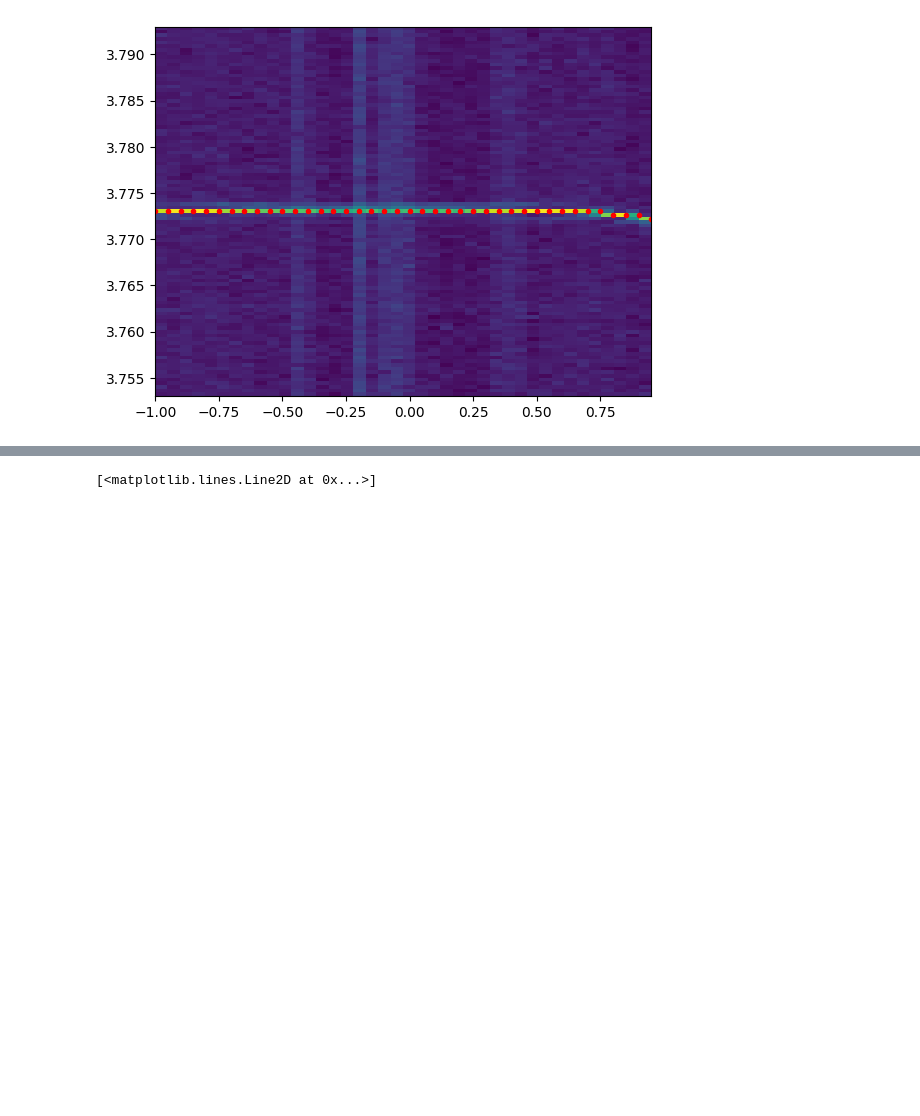
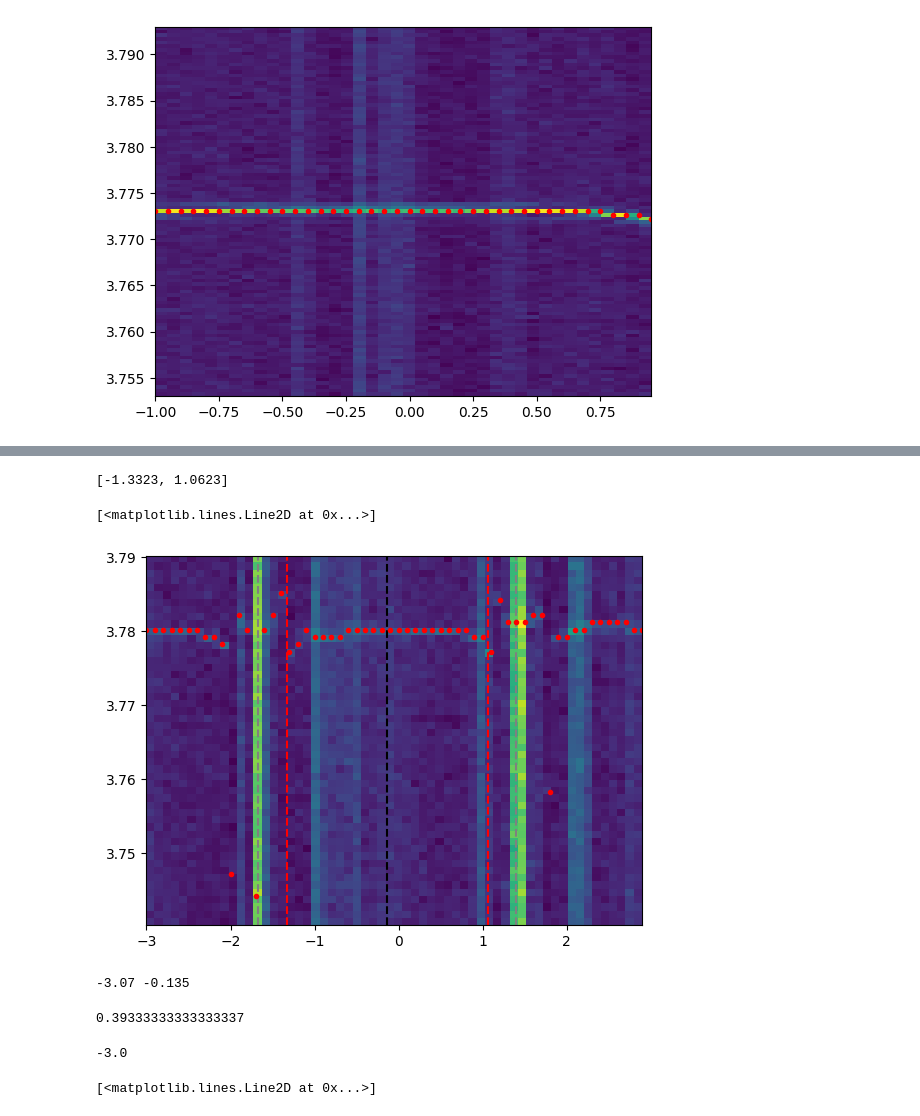
Before and after one commit to tergite/tergite-autocalibration, a Jupyter notebook: plot_cz.ipynb, the cells around one changed output, grey strips where cells are left out. Saved outputs shown, nothing was run; the diff lists cells and outputs as text; code cells hidden in the pictures; blank space fills up the shorter version.

```diff
--- a/plot_cz.ipynb
+++ b/plot_cz.ipynb
@@ -48,3 +52,43 @@ plt.plot(dc2, peak_freqs2,'.', color='red')
+# %%
+# dp = r'data_directory/20231213/20231213-111621-438-e0ddf9-coupler_spectroscopy/dataset.hdf5'
+dp = r'data_directory/20240124/20240124-162444-058-e48e0e-coupler_spectroscopy/dataset.hdf5'
+ds = load_dataset(dp)
+qubit = 'q21'
+freq = ds[f'spec_frequencies{qubit}'].values/1e9
+dc2 = ds[f'dc_currents'].values*1e3
+magnitudes = np.array([[np.linalg.norm(u) for u in v] for v in ds[f'y{qubit}']])
+plt.imshow(magnitudes.T, aspect='auto', extent=[dc2[0], dc2[-1], freq[0], freq[-1]], origin='lower')
+peaks = np.argmax(magnitudes, axis=1)
+left,right = -1.67,1.4
+full = left-right
+zero = (left+right)/2
+bias = [0.39*full+zero,-0.39*full+zero]
+print(bias)
+plt.vlines(left, freq[0], freq[-1], color='grey',linestyles='dashed')
+plt.vlines(right, freq[0], freq[-1], color='grey',linestyles='dashed')
+plt.vlines(zero, freq[0], freq[-1], color='black',linestyles='dashed')
+plt.vlines(bias[0], freq[0], freq[-1], color='red',linestyles='dashed')
+plt.vlines(bias[1], freq[0], freq[-1], color='red',linestyles='dashed')
+peak_freqs2 = freq[peaks]
+plt.plot(dc2, peak_freqs2,'.', color='red')
+# %% [output]
+[-1.3323, 1.0623]
+[<matplotlib.lines.Line2D at 0x...>]
+[figure, added]
+# %%
+full = -1.67-1.4
+zero = (-1.67+1.4)/2
+print(full, zero)
+# %% [output]
+-3.07 -0.135
+# %%
+(-0.15-(-1.330))/3
+# %% [output]
+0.39333333333333337
+# %%
+-2.15-0.85
+# %% [output]
+-3.0
 # %%
 dp = r'data_directory/20231206/20231206-233435-108-60fa17-coupler_spectroscopy/dataset.hdf5'
 ds = load_dataset(dp)
```
Also changed, not shown: parts of 1 cell of this notebook, 15 other files.
